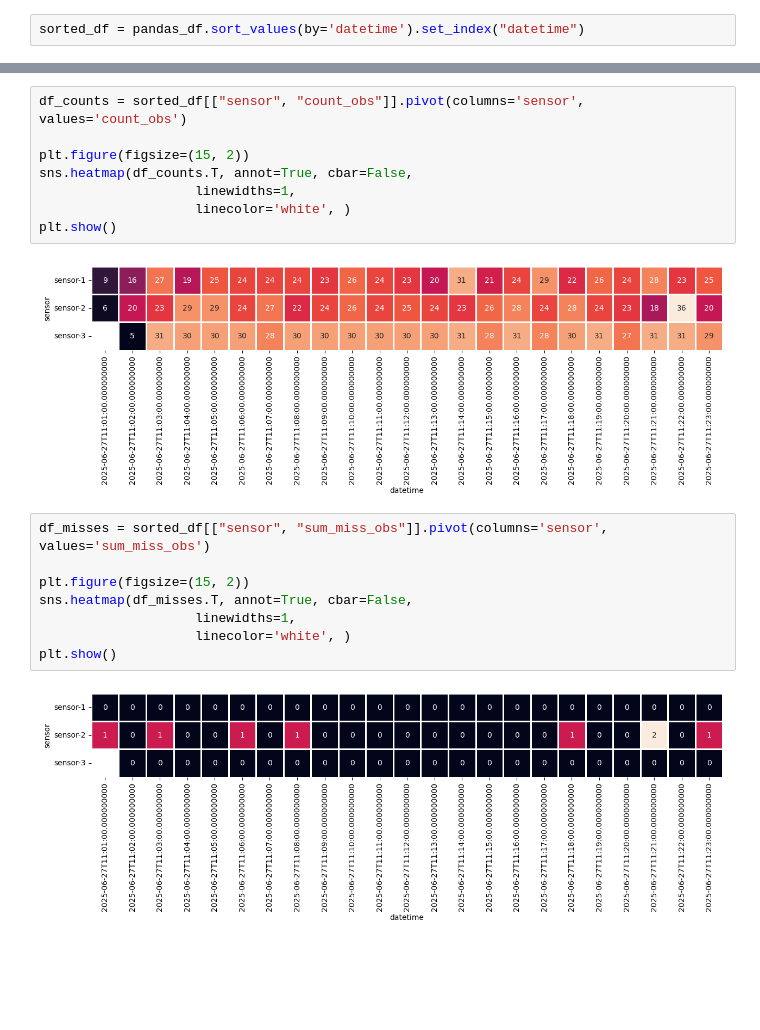
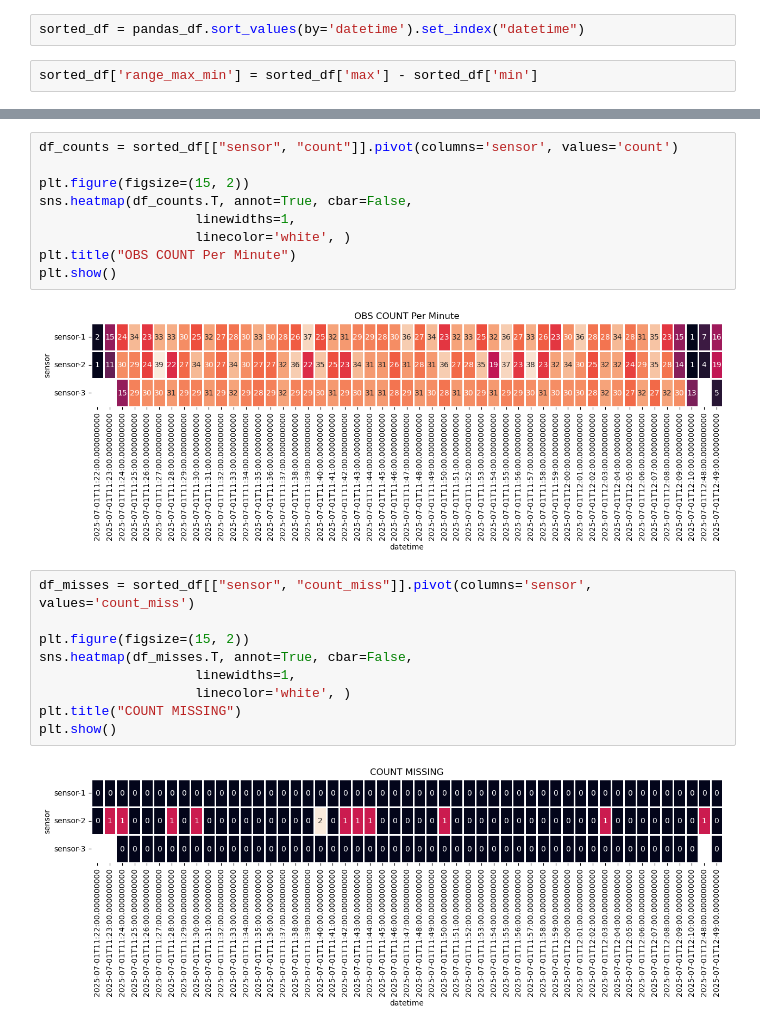
Before and after one commit to giobbu/online-root-cause-analysis, a Jupyter notebook: notebooks/12_spark_read_csv.ipynb, the cells around one changed output, grey strips where cells are left out. Cells and saved outputs as stored; diff of their text form; blank space fills up the shorter version.

```diff
--- a/notebooks/12_spark_read_csv.ipynb
+++ b/notebooks/12_spark_read_csv.ipynb
@@ -72,4 +72,6 @@ pandas_df.tail()
 pandas_df["datetime"] = pd.to_datetime(pandas_df["window_end"])
 # %%
 sorted_df = pandas_df.sort_values(by='datetime').set_index("datetime")
+# %%
+sorted_df['range_max_min'] = sorted_df['max'] - sorted_df['min']
 # %%
@@ -98,20 +119,22 @@ plt.show()
 # %%
-df_counts = sorted_df[["sensor", "count_obs"]].pivot(columns='sensor', values='count_obs')
+df_counts = sorted_df[["sensor", "count"]].pivot(columns='sensor', values='count')
 
 plt.figure(figsize=(15, 2))
 sns.heatmap(df_counts.T, annot=True, cbar=False,
                     linewidths=1,
                     linecolor='white', )
+plt.title("OBS COUNT Per Minute")
 plt.show()
 # %% [output]
-[figure, old version]
+[figure, new version]
 # %%
-df_misses = sorted_df[["sensor", "sum_miss_obs"]].pivot(columns='sensor', values='sum_miss_obs')
+df_misses = sorted_df[["sensor", "count_miss"]].pivot(columns='sensor', values='count_miss')
 
 plt.figure(figsize=(15, 2))
 sns.heatmap(df_misses.T, annot=True, cbar=False,
                     linewidths=1,
                     linecolor='white', )
+plt.title("COUNT MISSING")
 plt.show()
 # %% [output]
-[figure, old version]
+[figure, new version]
```
Also changed, not shown: parts of 8 cells of this notebook.
